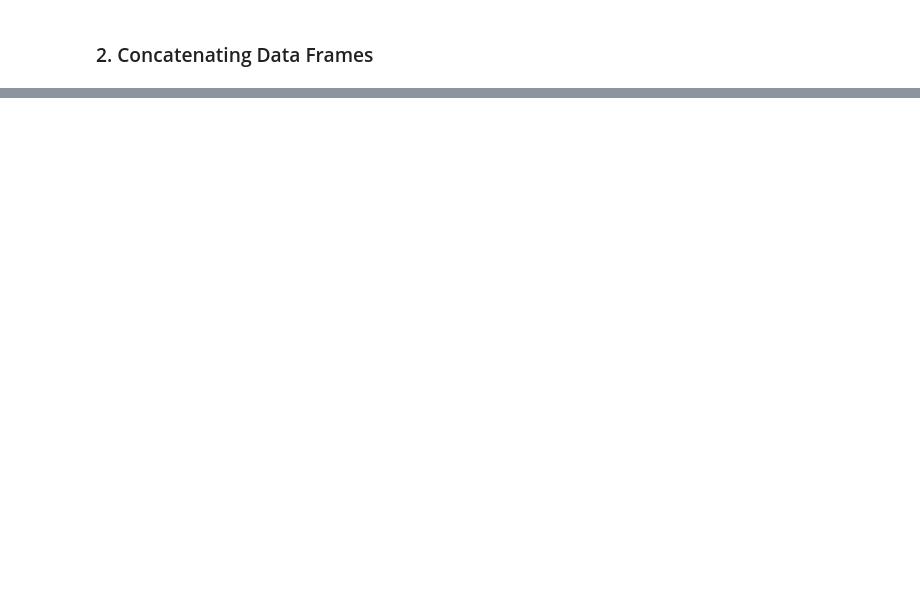
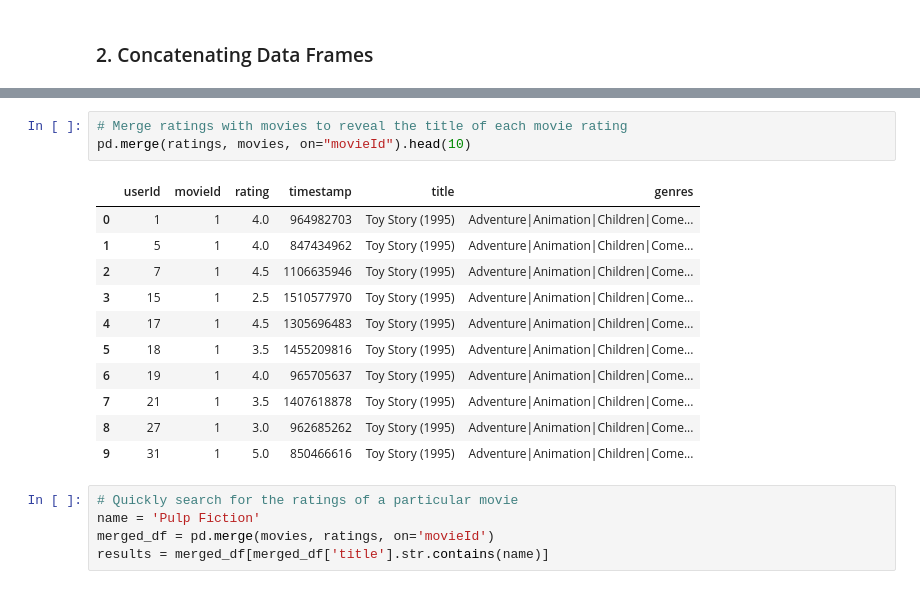
Before and after one commit to ch00226855/CMP464788Spring2023, a Jupyter notebook: Week13_MergeAndConcatenate.ipynb, the cells around one changed output, grey strips where cells are left out. Cells and saved outputs as stored; diff of their text form; blank space fills up the shorter version.

```diff
--- a/Week13_MergeAndConcatenate.ipynb
+++ b/Week13_MergeAndConcatenate.ipynb
@@ -241,0 +578,20 @@ pd.concat([spring_records, fall_records], axis=1)
+# %%
+# Merge ratings with movies to reveal the title of each movie rating
+pd.merge(ratings, movies, on="movieId").head(10)
+# %% [output]
+|  | userId | movieId | rating | timestamp | title | genres |
+| 0 | 1 | 1 | 4.0 | 964982703 | Toy Story (1995) | Adventure|Animation|Children|Come... |
+| 1 | 5 | 1 | 4.0 | 847434962 | Toy Story (1995) | Adventure|Animation|Children|Come... |
+| 2 | 7 | 1 | 4.5 | 1106635946 | Toy Story (1995) | Adventure|Animation|Children|Come... |
+| 3 | 15 | 1 | 2.5 | 1510577970 | Toy Story (1995) | Adventure|Animation|Children|Come... |
+| 4 | 17 | 1 | 4.5 | 1305696483 | Toy Story (1995) | Adventure|Animation|Children|Come... |
+| 5 | 18 | 1 | 3.5 | 1455209816 | Toy Story (1995) | Adventure|Animation|Children|Come... |
+| 6 | 19 | 1 | 4.0 | 965705637 | Toy Story (1995) | Adventure|Animation|Children|Come... |
+| 7 | 21 | 1 | 3.5 | 1407618878 | Toy Story (1995) | Adventure|Animation|Children|Come... |
+| 8 | 27 | 1 | 3.0 | 962685262 | Toy Story (1995) | Adventure|Animation|Children|Come... |
+| 9 | 31 | 1 | 5.0 | 850466616 | Toy Story (1995) | Adventure|Animation|Children|Come... |
+# %%
+# Quickly search for the ratings of a particular movie
+name = 'Pulp Fiction'
+merged_df = pd.merge(movies, ratings, on='movieId')
+results = merged_df[merged_df['title'].str.contains(name)]
```
Also changed, not shown: parts of 57 cells of this notebook.
